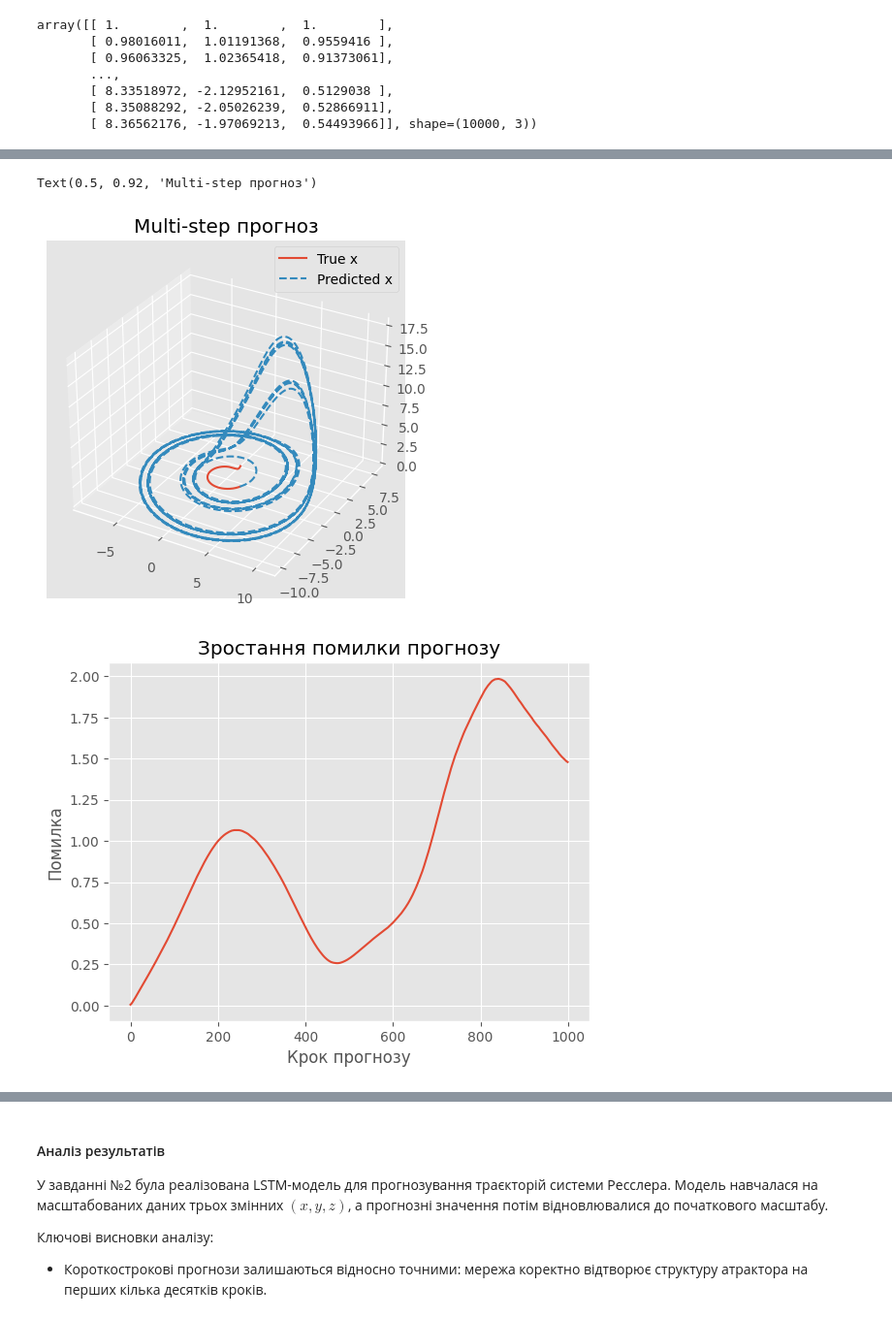
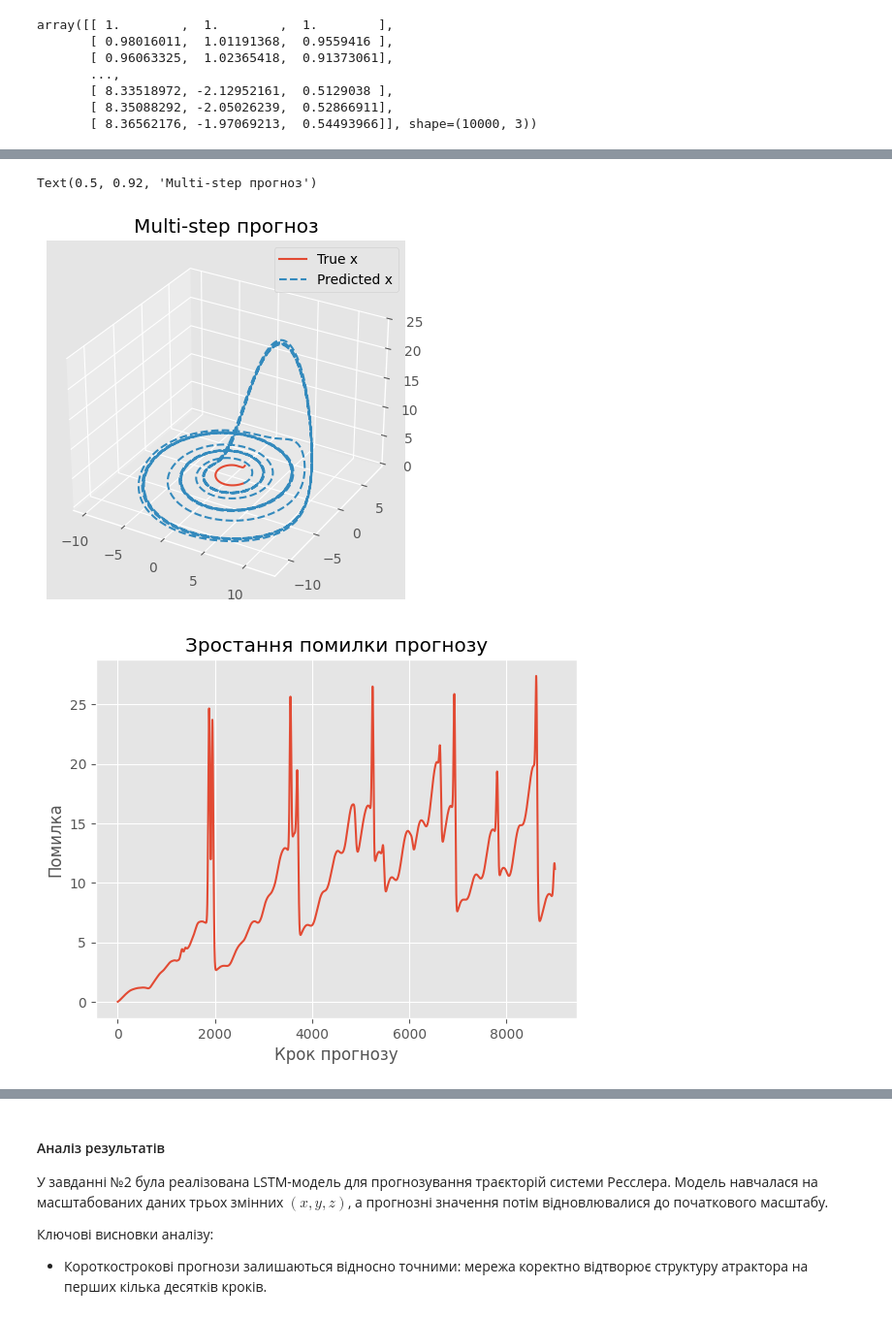
Before and after one commit to BerVol57/MP3, a Jupyter notebook: lab 5/lab5.ipynb, the cells around one changed output, grey strips where cells are left out. Shown at 97% size. Saved outputs shown, nothing was run; the diff lists cells and outputs as text; code cells hidden in the pictures.

```diff
--- a/lab 5/lab5.ipynb
+++ b/lab 5/lab5.ipynb
@@ -521,7 +542,7 @@ def multi_step_forecast(model, init_seq, steps):
     return np.array(preds)
 # %%
 init_seq = data_scaled[:seq_len]
-forecast_scaled = multi_step_forecast(model, init_seq, 1000)
+forecast_scaled = multi_step_forecast(model, init_seq, 9000)
 
 forecast = scaler.inverse_transform(forecast_scaled)
 # %%
@@ -534,19 +555,19 @@ ax.legend()
 ax.set_title("Multi-step прогноз")
 # %% [output]
 Text(0.5, 0.92, 'Multi-step прогноз')
-[figure, old version]
+[figure, new version]
 # %%
-true_future = data[seq_len:seq_len+1000]
+true_future = data[seq_len:seq_len+9000]
 
 errors = np.linalg.norm(true_future - forecast, axis=1)
 
 plt.plot(errors)
 plt.title("Зростання помилки прогнозу")
 plt.xlabel("Крок прогнозу")
 plt.ylabel("Помилка")
 plt.show()
 # %% [output]
-[figure, old version]
+[figure, new version]
 # %%
 log_errors = np.log(errors + 1e-8)
 
```
Also changed, not shown: parts of 7 cells of this notebook.
